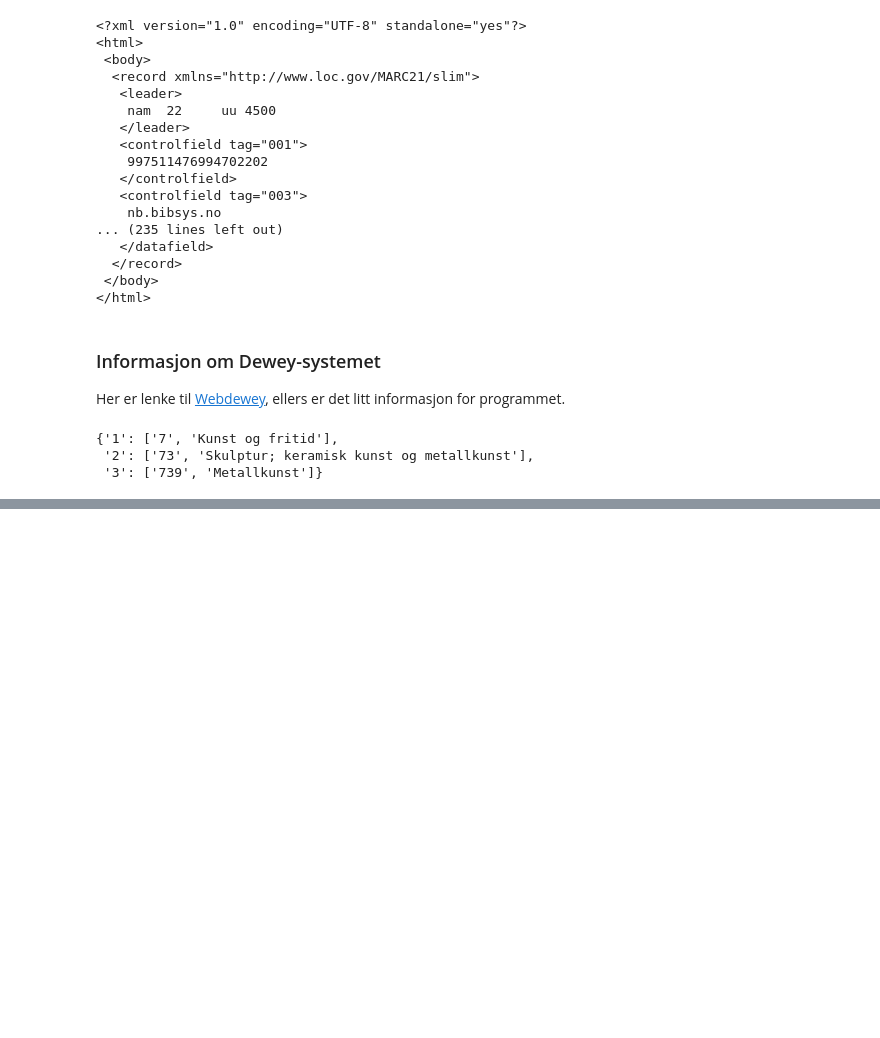
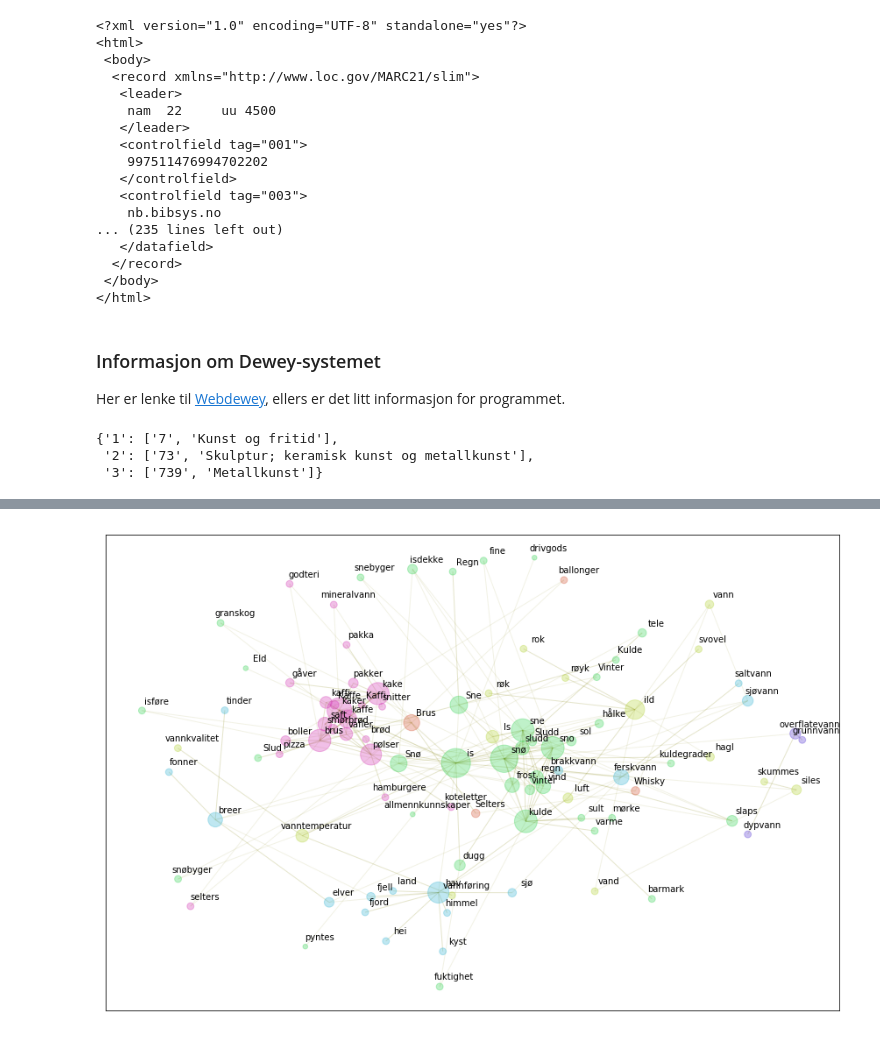
Before and after one commit to Yoonsen/Oslomet, a Jupyter notebook: Oslomet_metadata_kunnskapsorganisering-arkiv.ipynb, the cells around one changed output, grey strips where cells are left out. Cells and saved outputs as stored; diff of their text form; code cells hidden in the pictures; blank space fills up the shorter version.

```diff
--- a/Oslomet_metadata_kunnskapsorganisering-arkiv.ipynb
+++ b/Oslomet_metadata_kunnskapsorganisering-arkiv.ipynb
@@ -114,0 +254,6 @@ nb.dewey(739)
+# %%
+G_is = nb.make_graph('is')
+# %%
+show_graph(G_is, spread=1.2)
+# %% [output]
+[figure, added]
```
Also changed, not shown: parts of 48 cells of this notebook, 2 other files.
